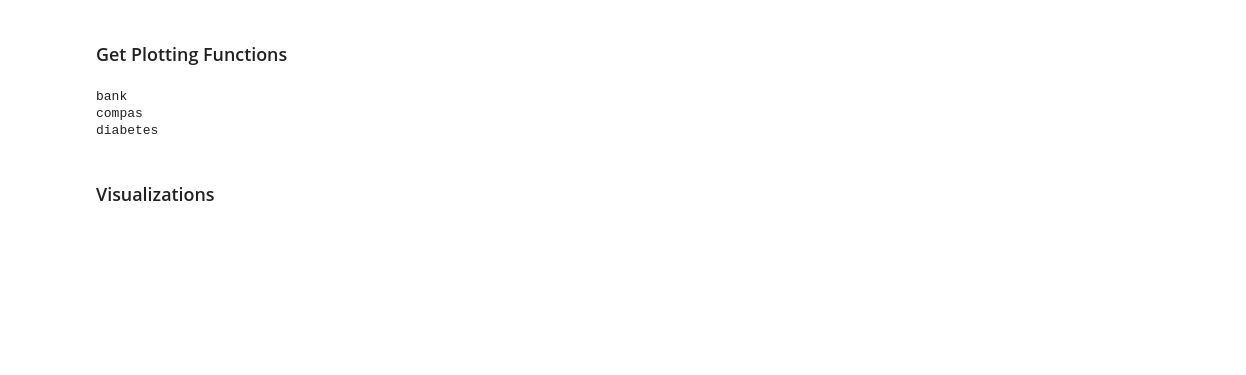
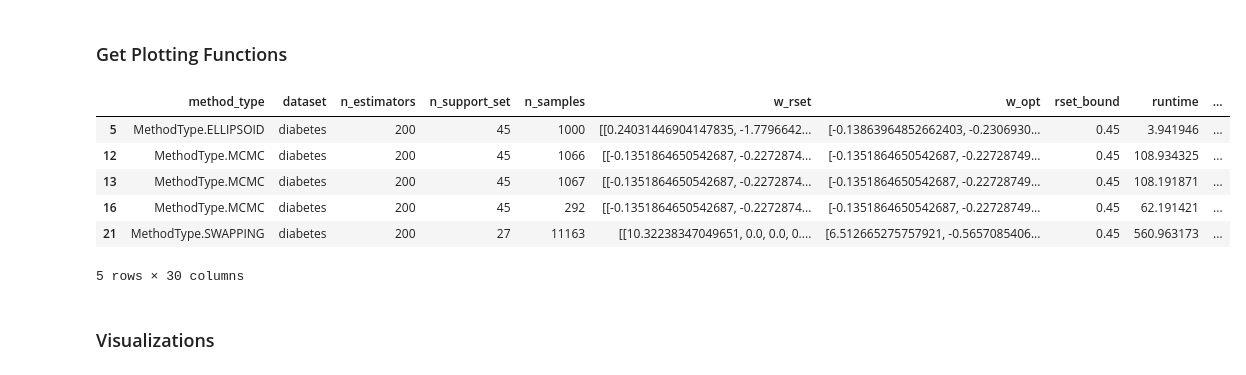
Before and after one commit to chrisli36/gam-rashoman-set, a Jupyter notebook: method_scripts/evaluation.ipynb, the cells around one changed output. Drawn from its saved outputs; the diff is of its cells as text; code cells hidden in the pictures; blank space fills up the shorter version.

```diff
--- a/method_scripts/evaluation.ipynb
+++ b/method_scripts/evaluation.ipynb
@@ -197,7 +125,7 @@ with open(f'all_datasets_results.pkl', 'wb') as f:
 # %% [markdown]
 ### Get Plotting Functions
 # %%
-with open(f'all_datasets_results.pkl', 'rb') as f:
+with open(f'../all_datasets_results.pkl', 'rb') as f:
     all_datasets_results = pickle.load(f)
 
 def get_label(row):
@@ -218,14 +146,18 @@ want_to_plot = [
     # 'mcmc random, sample 20.0',
     'mcmc correlation_swap, sample 20.0',
     'mcmc random_swap, sample 20.0',
+    'mcmc same_feature_swap, sample 20.0',
+    'mcmc multi_swap, sample 20.0',
     # 'mcmc random, sample 0.0',
     # 'mcmc correlation_swap, sample 0.0',
     # 'mcmc random_swap, sample 0.0',
+    # 'mcmc same_feature_swap, sample 0.0'
     'swapping 3.0',
 ]
 for dn, df in all_datasets_results.items():
     for i, row in df.iterrows():
         if want_to_plot and get_label(row) not in want_to_plot:
+            # print(f"dropping {get_label(row)}")
             df.drop(i, inplace=True)
 
 # sort rows by get_label(row)
@@ -234,8 +166,14 @@ for dn, df in all_datasets_results.items():
     df = df.sort_values(by='_temp_label')
     df = df.drop(columns=['_temp_label'])
     all_datasets_results[dn] = df
-# %% [output]
-bank
-compas
-diabetes
+# %%
+all_datasets_results['diabetes']
+# %% [output]
+|  | method_type | dataset | n_estimators | n_support_set | n_samples | w_rset | w_opt | rset_bound | runtime | ... |
+| 5 | MethodType.ELLIPSOID | diabetes | 200 | 45 | 1000 | [[0.24031446904147835, -1.7796642... | [-0.13863964852662403, -0.2306930... | 0.45 | 3.941946 | ... |
+| 12 | MethodType.MCMC | diabetes | 200 | 45 | 1066 | [[-0.1351864650542687, -0.2272874... | [-0.1351864650542687, -0.22728749... | 0.45 | 108.934325 | ... |
+| 13 | MethodType.MCMC | diabetes | 200 | 45 | 1067 | [[-0.1351864650542687, -0.2272874... | [-0.1351864650542687, -0.22728749... | 0.45 | 108.191871 | ... |
+| 16 | MethodType.MCMC | diabetes | 200 | 45 | 292 | [[-0.1351864650542687, -0.2272874... | [-0.1351864650542687, -0.22728749... | 0.45 | 62.191421 | ... |
+| 21 | MethodType.SWAPPING | diabetes | 200 | 27 | 11163 | [[10.32238347049651, 0.0, 0.0, 0.... | [6.512665275757921, -0.5657085406... | 0.45 | 560.963173 | ... |
+5 rows × 30 columns
 # %%
```
Also changed, not shown: parts of 14 cells of this notebook, 4 other files.
